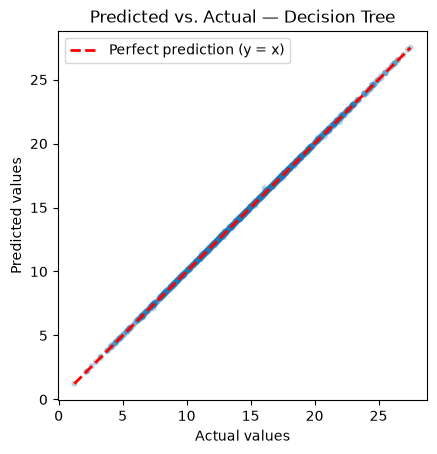
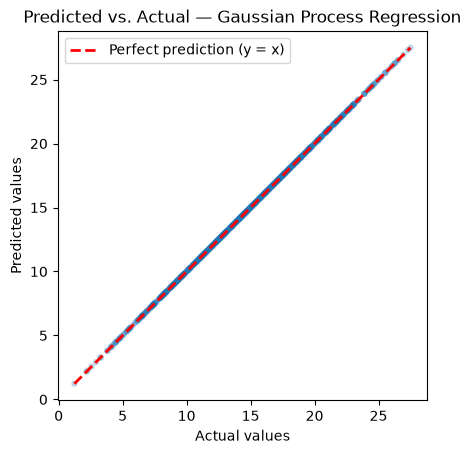
Unified diff of the notebook cell whose output changed from the first chart to the second:
--- before
+++ after
@@ -1,14 +1,18 @@
-kernel = 1.0 * RBF(length_scale=1.0) + WhiteKernel(noise_level=1.0)
-model = GaussianProcessRegressor(kernel=kernel, n_restarts_optimizer=2, random_state=315)
+#adding n_features, noise_level_bounds and standard scale improved test/train from .04/.04 to .00024/.00023
+X_train, X_test, y_train, y_test = train_test_split(X_df, y_series, test_size=0.2, random_state=315)
+X_train_sub, y_train_sub = X_train[:500], y_train[:500]
 
-X_train, X_test, y_train, y_test = train_test_split(X_df, y_series, test_size=0.2, random_state=315)
-
-X_train_sub, y_train_sub = X_train[:500], y_train[:500]
+#n_features lets the model look at each feature individually and assign a length scale to each one. This is important because some features may be more important than others, and the model can learn this by assigning different length scales to each feature.
+#length_scale is a hyperparameter that controls how much influence each feature has on the predictions. A smaller length scale means that the model will be more sensitive to changes in that feature, while a larger length scale means that the model will be less sensitive to changes in that feature.
+#measures how sensitive the model is to changes in each feature.
+n_features = X_train.shape[1]   
+kernel = 1.0 * RBF(length_scale=[1.0]*n_features) + WhiteKernel(noise_level=1.0, noise_level_bounds=(1e-10, 1e10))
+gpr = GaussianProcessRegressor(kernel=kernel, n_restarts_optimizer=2, normalize_y=True, random_state=315)
+model = make_pipeline(StandardScaler(), gpr)
 
 model.fit(X_train_sub, y_train_sub)
 
-y_pred, y_std = model.predict(X_test, return_std=True)
 
-
+y_pred_test, y_std = model.predict(X_test, return_std=True)
 rmse_test = root_mean_squared_error(y_test, y_pred_test)
 print(f'rmse for test = {rmse_test}')
@@ -17,4 +21,5 @@
 rmse_train = root_mean_squared_error(y_train, y_pred_train)
 print(f'rmse for train = {rmse_train}')
+print(gpr.kernel_)
 
 plt.scatter(y_test, y_pred_test, alpha=0.3, edgecolors='none', s=20)
@@ -27,5 +32,5 @@
 plt.xlabel('Actual values')
 plt.ylabel('Predicted values')
-plt.title('Predicted vs. Actual — Decision Tree')
+plt.title('Predicted vs. Actual — Gaussian Process Regression')
 plt.legend()
 plt.axis('square') 

Commit: added n_features, noise_level_bounds and standard scale improved test/train from .04/.04 to .00024/.00023